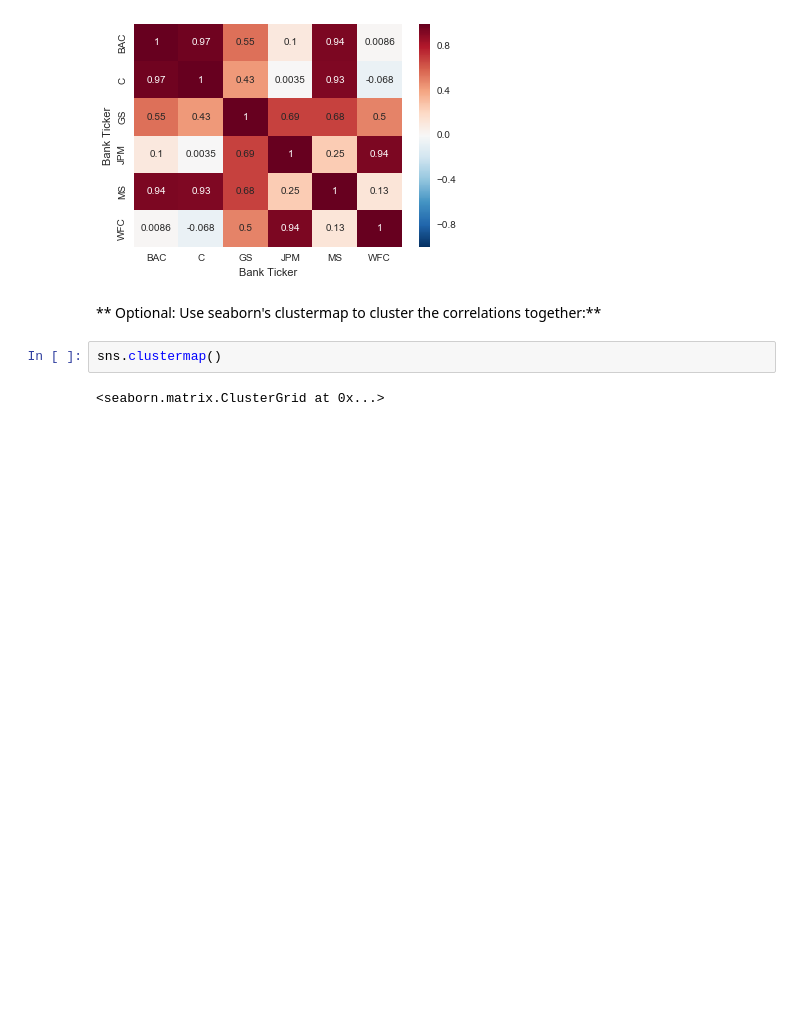
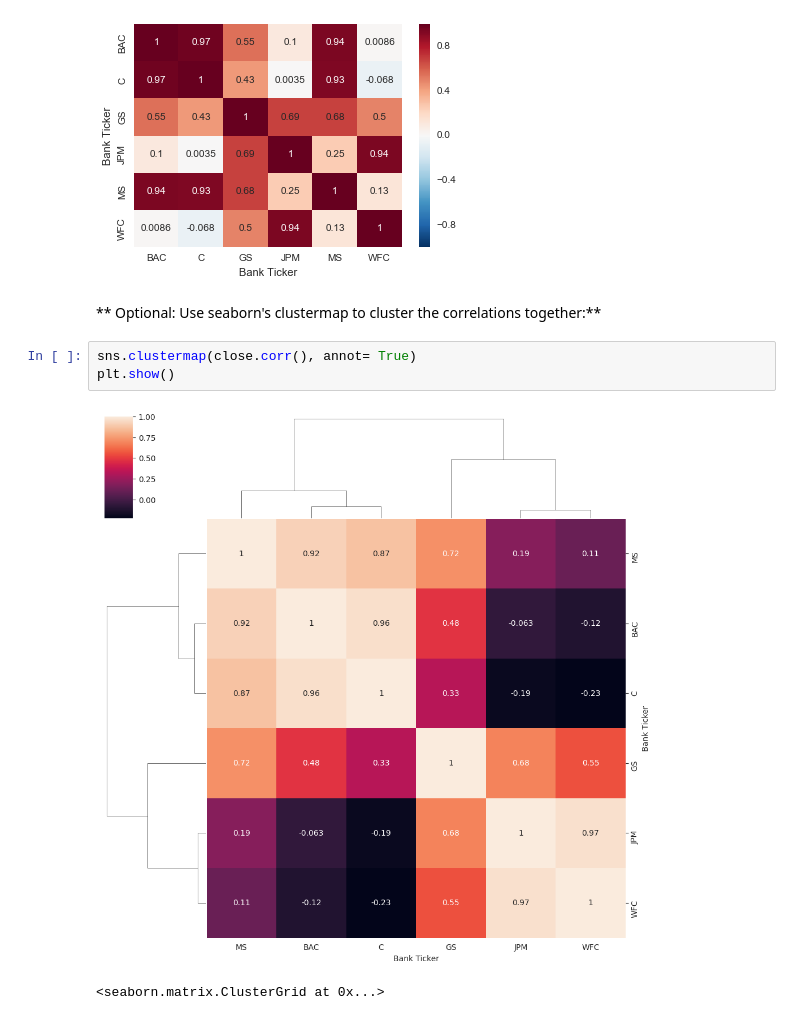
Before and after one commit to Gbohunmi/Python-for-Data-Science-and-Machine-Learning-Bootcamp-master, a Jupyter notebook: 10-Data-Capstone-Projects/03-Finance Project.ipynb, the cells around one changed output. Saved outputs shown, nothing was run; the diff lists cells and outputs as text; blank space fills up the shorter version.

Commit message:
Seaborn Cluster Maps for Bank Stock Close Prices

```diff
--- a/10-Data-Capstone-Projects/03-Finance Project.ipynb
+++ b/10-Data-Capstone-Projects/03-Finance Project.ipynb
@@ -450,8 +450,11 @@ plt.show()
 [figure]
 # %% [markdown]
 ** Optional: Use seaborn's clustermap to cluster the correlations together:**
-# %%
-sns.clustermap()
+# %%
+sns.clustermap(close.corr(), annot= True)
+plt.show()
+# %% [output]
+[figure, added]
 # %%
 # %% [output]
 <seaborn.matrix.ClusterGrid at 0x...>
```
